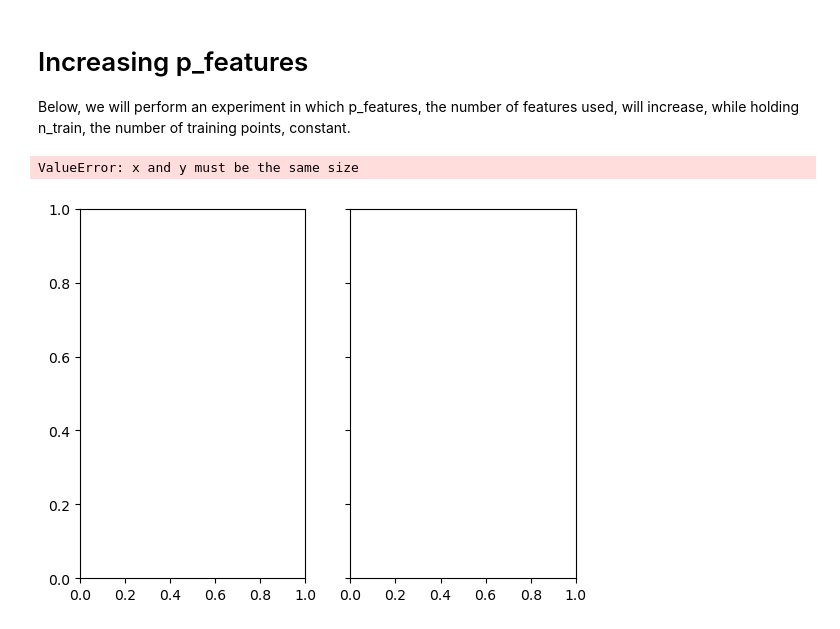
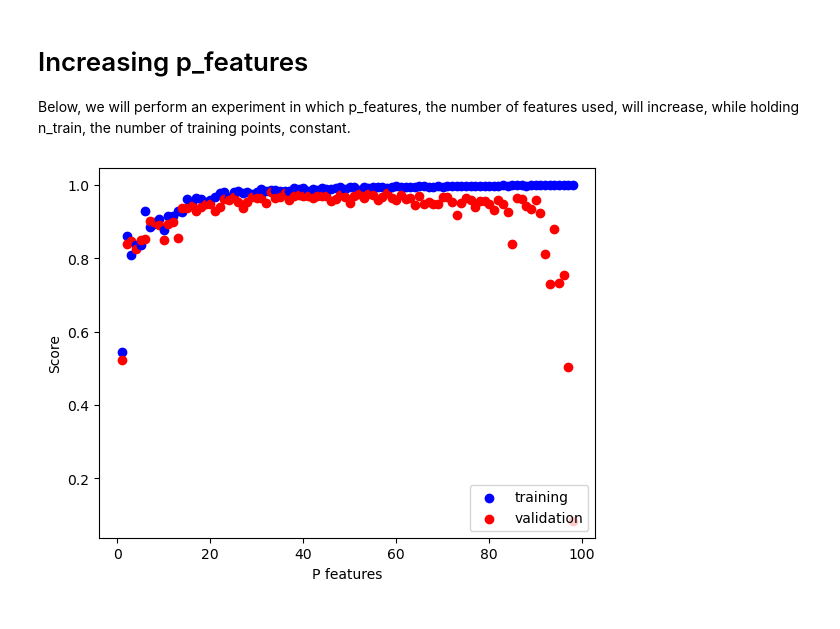
Before and after one commit to ndang01/ndang01.github.io, a Jupyter notebook: posts/blog4/index.ipynb, the cells around one changed output. Drawn from its saved outputs; the diff is of its cells as text; code cells hidden in the pictures.

```diff
--- a/posts/blog4/index.ipynb
+++ b/posts/blog4/index.ipynb
@@ -91,24 +91,29 @@ labels = plt.gca().set(xlabel = "Iteration", ylabel = "Score")
 # Increasing p_features
 
 Below, we will perform an experiment in which p_features, the number of features used, will increase, while holding n_train, the number of training points, constant.
-# %%
-ex_n_train = 100
-ex_n_val = 100
-ex_p_features = n_train - 1
-ex_noise = 0.2
-
-# create some data
-ex_X_train, ex_y_train, ex_X_val, ex_y_val = LR_data(ex_n_train, ex_n_val, ex_p_features, ex_noise)
-
-# plot it
-fig, axarr = plt.subplots(1, 2, sharex = True, sharey = True)
-axarr[0].scatter(ex_X_train, ex_y_train)
-axarr[1].scatter(ex_X_val, ex_y_val)
-print(ex_X_train.shape)
-print(ex_y_train.shape)
-labs = axarr[0].set(title = "Training", xlabel = "x", ylabel = "y")
-labs = axarr[1].set(title = "Validation", xlabel = "x")
-plt.tight_layout()
-# %% [output]
-ValueError: x and y must be the same size
-[figure, removed]
+# %%
+#increasing p_features
+p_features = n_train - 1
+
+for p in range(1, p_features):
+    #generate data
+    X_train, y_train, X_val, y_val = LR_data(n_train, n_val, p, noise)
+     #fit data to linear regression model
+    LR3 = LinearRegression()
+    LR3.fit_analytic(X_train, y_train)
+    #score the model
+    score_train = LR3.score(X_train, y_train)
+    score_val = LR3.score(X_val, y_val)
+
+    if p == 1:
+        plt.scatter(p, score_train, color = "blue", label = "training")
+        plt.scatter(p, score_val, color = "red", label = "validation")
+    else:
+        plt.scatter(p, score_train, color = "blue")
+        plt.scatter(p, score_val, color = "red")
+
+#plot
+labels = plt.gca().set(xlabel = "P features", ylabel = "Score")
+legend = plt.legend(loc='lower right')
+# %% [output]
+[figure, added]
```
Also changed, not shown: parts of 6 cells of this notebook, 10 other files.
